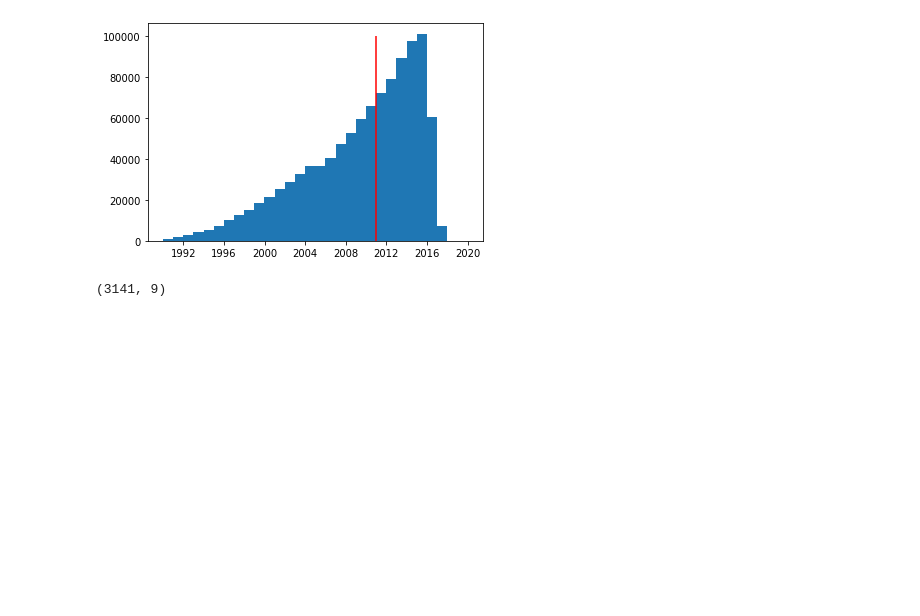
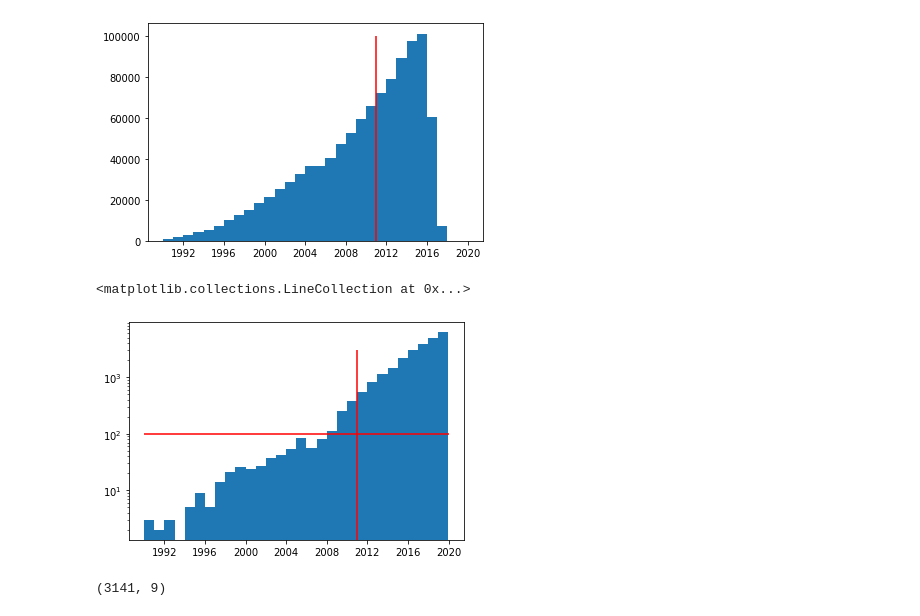
Before and after one commit to RandallJEllis/ehr_opioid_ncd, a Jupyter notebook: ukbiobank/code/preprocessing.ipynb, the cells around one changed output. Saved outputs shown, nothing was run; the diff lists cells and outputs as text; code cells hidden in the pictures; blank space fills up the shorter version.

```diff
--- a/ukbiobank/code/preprocessing.ipynb
+++ b/ukbiobank/code/preprocessing.ipynb
@@ -67,0 +302,2 @@ med = pd.read_parquet('../tidy_data/med.parquet')
+# %%
+ncd_icd = pd.read_parquet('../tidy_data/ncd_diagnoses.parquet')
@@ -91,6 +345,13 @@ plt.vlines(datetime(2011,1,1), 0, 100000, color='red')
 # %% [output]
 <matplotlib.collections.LineCollection at 0x...>
 [figure]
+# %%
+plt.hist(ncd_icd['event_dt'], bins=np.arange(datetime(1990,1,1), datetime(2020,1,1), timedelta(days=365)), log=True);
+plt.vlines(datetime(2011,1,1), 0, 3000, color='red')
+plt.hlines(100, datetime(1990,1,1), datetime(2020,1,1), color='red')
+# %% [output]
+<matplotlib.collections.LineCollection at 0x...>
+[figure, added]
 # %%
 bnf_fill.BNF_Paragraph_first6char = bnf_fill.BNF_Paragraph_first6char.str.lower()
 bnf_fill.drug_name = bnf_fill.drug_name.str.lower()
```
Also changed, not shown: parts of 7 cells of this notebook, 12 other files.
